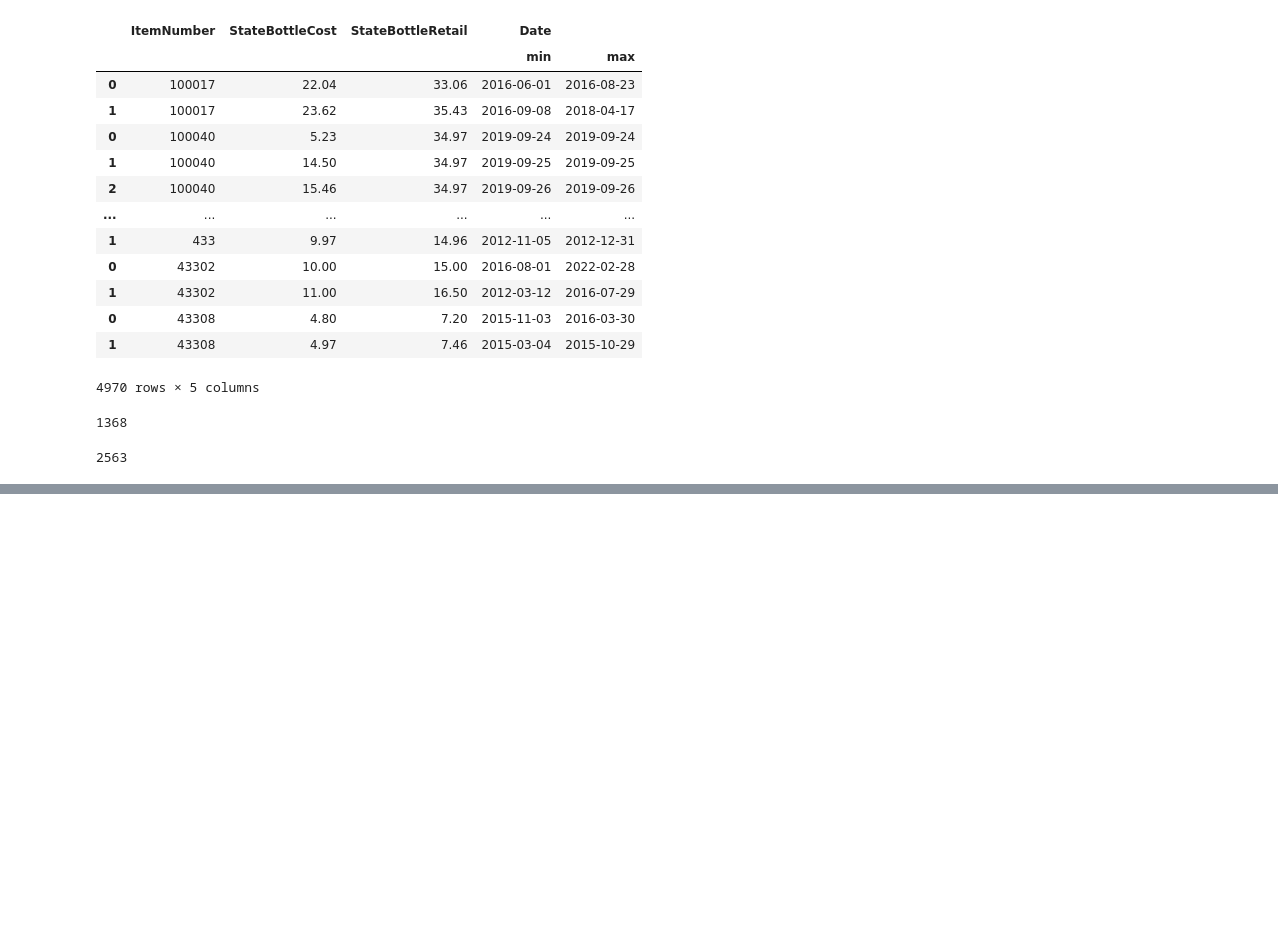
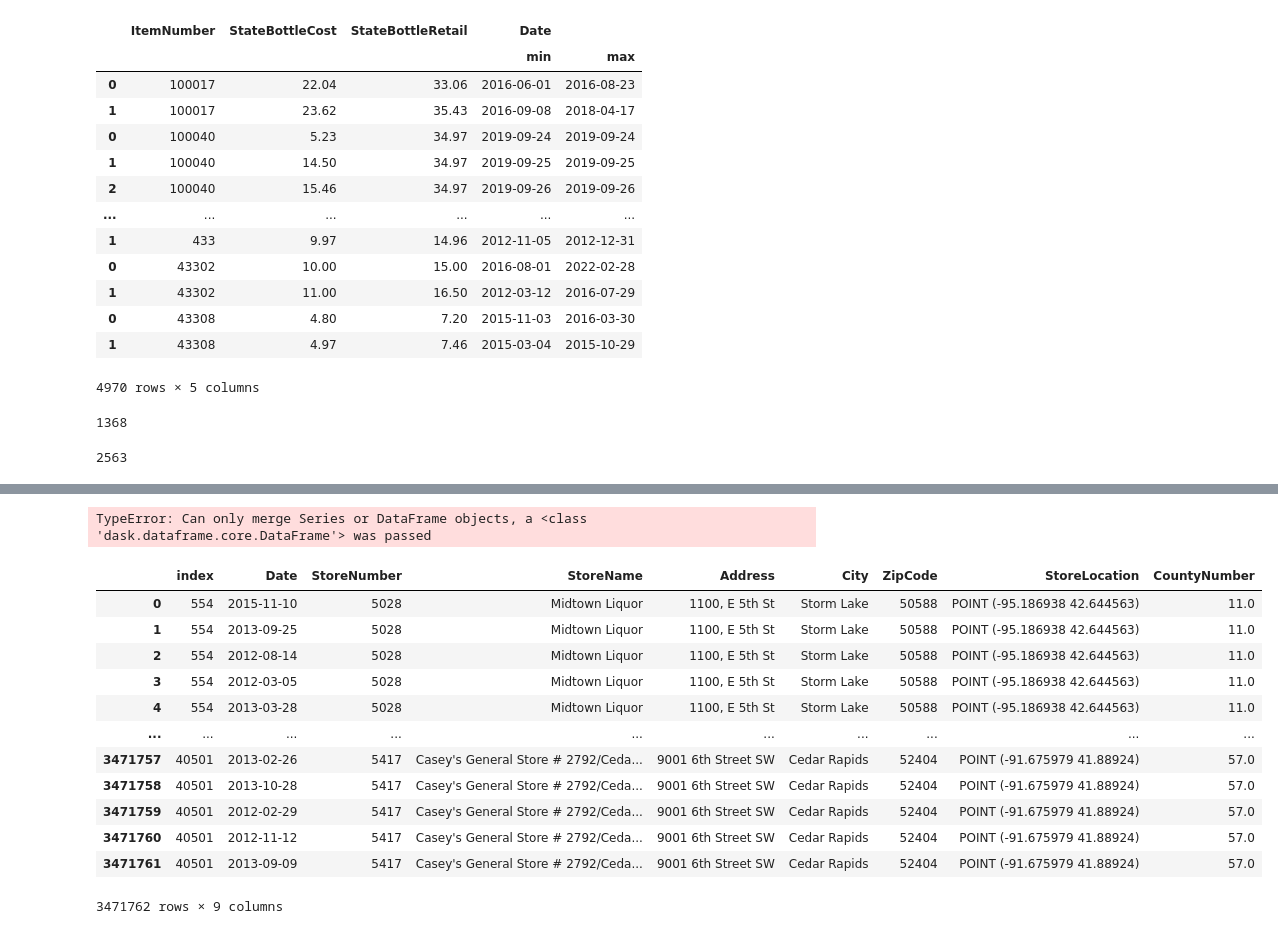
Before and after one commit to saudino480/liquor_capstone_ex, a Jupyter notebook: split_db.ipynb, the cells around one changed output, grey strips where cells are left out. Drawn from its saved outputs; the diff is of its cells as text; code cells hidden in the pictures; blank space fills up the shorter version.

Commit message:
finished first step of data cleaning (breaking down the db)

```diff
--- a/split_db.ipynb
+++ b/split_db.ipynb
@@ -413,0 +425,2 @@ len(trimmed)
+# %%
+sub_ddf.columns = sub_ddf.columns.str.replace(" ", "")
@@ -413,0 +469,26 @@ len(trimmed)
+# %%
+sub_ddf.merge(ddf, how = "left", left_index = True, right_index = True)
+# %% [output]
+TypeError: Can only merge Series or DataFrame objects, a <class 'dask.dataframe.core.DataFrame'> was passed
+# %%
+date_ddf = ddf[['Date']].merge(sub_ddf, how = "right", left_index = True, right_index = True).compute()
+# %%
+date_ddf = date_ddf.reset_index()
+# %%
+date_ddf.Date = pd.to_datetime(date_ddf.Date)
+# %%
+date_ddf
+# %% [output]
+|  | index | Date | StoreNumber | StoreName | Address | City | ZipCode | StoreLocation | CountyNumber |
+| 0 | 554 | 2015-11-10 | 5028 | Midtown Liquor | 1100, E 5th St | Storm Lake | 50588 | POINT (-95.186938 42.644563) | 11.0 |
+| 1 | 554 | 2013-09-25 | 5028 | Midtown Liquor | 1100, E 5th St | Storm Lake | 50588 | POINT (-95.186938 42.644563) | 11.0 |
+| 2 | 554 | 2012-08-14 | 5028 | Midtown Liquor | 1100, E 5th St | Storm Lake | 50588 | POINT (-95.186938 42.644563) | 11.0 |
+| 3 | 554 | 2012-03-05 | 5028 | Midtown Liquor | 1100, E 5th St | Storm Lake | 50588 | POINT (-95.186938 42.644563) | 11.0 |
+| 4 | 554 | 2013-03-28 | 5028 | Midtown Liquor | 1100, E 5th St | Storm Lake | 50588 | POINT (-95.186938 42.644563) | 11.0 |
+| ... | ... | ... | ... | ... | ... | ... | ... | ... | ... |
+| 3471757 | 40501 | 2013-02-26 | 5417 | Casey's General Store # 2792/Ceda... | 9001 6th Street SW | Cedar Rapids | 52404 | POINT (-91.675979 41.88924) | 57.0 |
+| 3471758 | 40501 | 2013-10-28 | 5417 | Casey's General Store # 2792/Ceda... | 9001 6th Street SW | Cedar Rapids | 52404 | POINT (-91.675979 41.88924) | 57.0 |
+| 3471759 | 40501 | 2012-02-29 | 5417 | Casey's General Store # 2792/Ceda... | 9001 6th Street SW | Cedar Rapids | 52404 | POINT (-91.675979 41.88924) | 57.0 |
+| 3471760 | 40501 | 2012-11-12 | 5417 | Casey's General Store # 2792/Ceda... | 9001 6th Street SW | Cedar Rapids | 52404 | POINT (-91.675979 41.88924) | 57.0 |
+| 3471761 | 40501 | 2013-09-09 | 5417 | Casey's General Store # 2792/Ceda... | 9001 6th Street SW | Cedar Rapids | 52404 | POINT (-91.675979 41.88924) | 57.0 |
+3471762 rows × 9 columns
```
Also changed, not shown: parts of 41 cells of this notebook.
